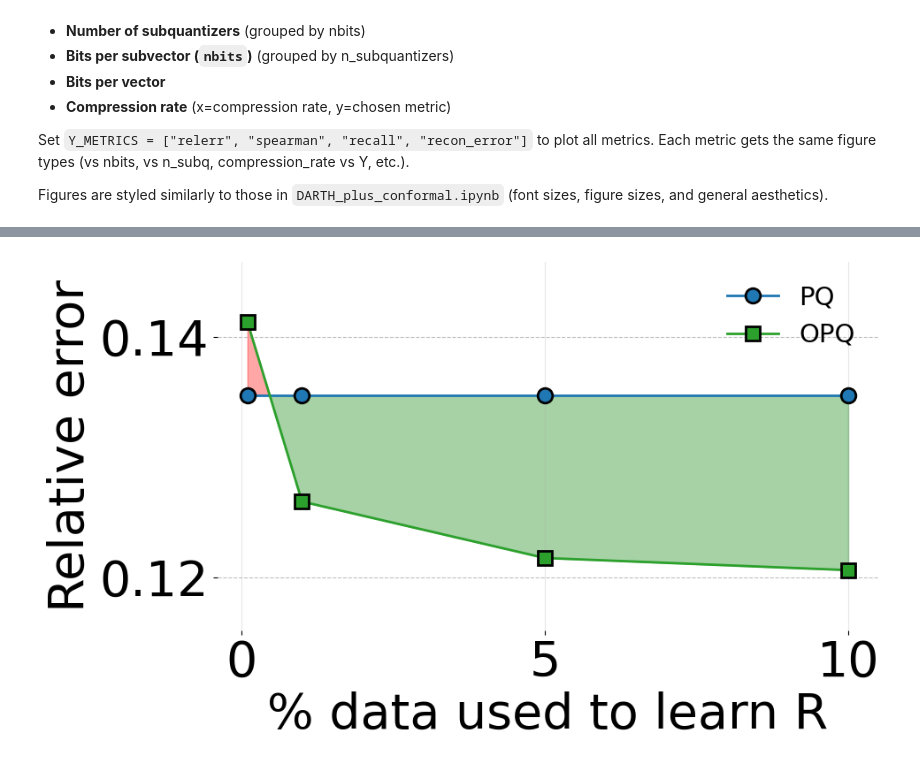
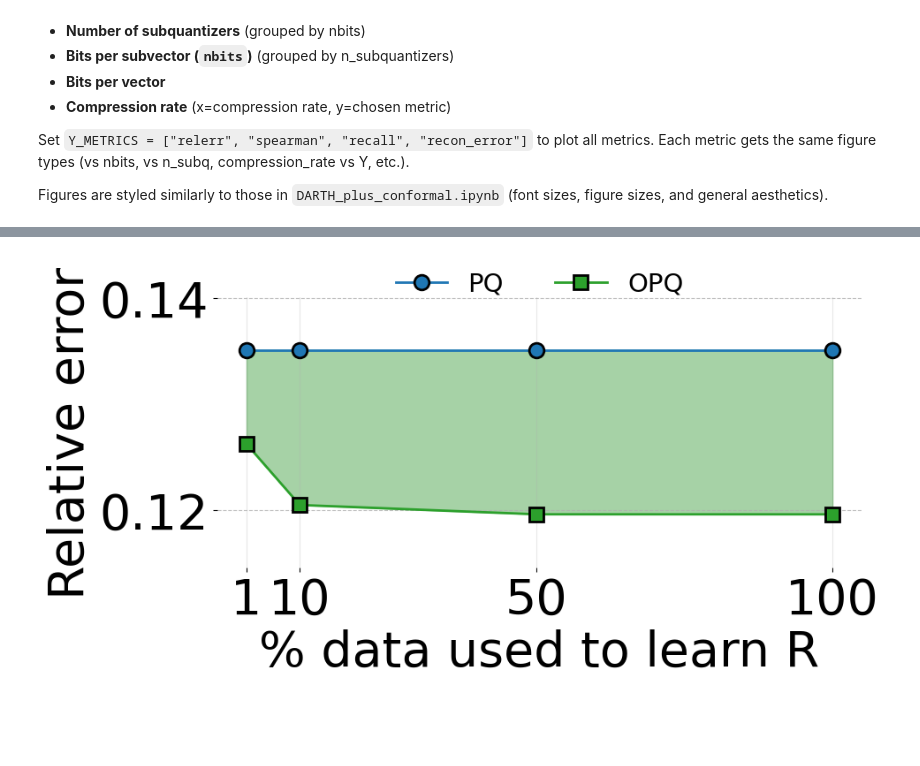
Before and after one commit to Hendrix8/hdvc, a Jupyter notebook: scripts/figure_generators/relerr_cpp_plots.ipynb, the cells around one changed output, grey strips where cells are left out. Saved outputs shown, nothing was run; the diff lists cells and outputs as text; code cells hidden in the pictures; blank space fills up the shorter version.

Commit message:
plots for train_size vs relerr

```diff
--- a/scripts/figure_generators/relerr_cpp_plots.ipynb
+++ b/scripts/figure_generators/relerr_cpp_plots.ipynb
@@ -137,20 +137,21 @@ relerr_df.head()
 # ============================================================================
 
 # Select which methods to plot (available: OPQ, PQ)
-METHODS_TO_PLOT = ["PQ"]  # Change to ["OPQ"] or ["PQ"] to plot only one
+METHODS_TO_PLOT = ["PQ", "OPQ"]  # Change to ["OPQ"] or ["PQ"] to plot only one
 
 # Select which datasets to plot (available: deep, gist)
-DATASETS_TO_PLOT = ["deep", "bigann", "gist", "msmarco", "openai"]  # Change to ["deep"] or ["gist"] to plot only one
+DATASETS_TO_PLOT = ["gist", "msmarco", "openai"]  # Change to ["deep"] or ["gist"] to plot only one
+# DATASETS_TO_PLOT = ["deep"]  # Change to ["deep"] or ["gist"] to plot only one
 
 # Select which x-axis columns to plot (column_name, display_label)
 # Available columns: n_subquantizers, nbits, bits_per_vector, train_time_s, or any other numeric column
 X_COLUMNS_TO_PLOT = [
-    ("n_subquantizers", "Num subq"),
-    ("nbits", "nbits"),
+    # ("n_subquantizers", "Num subq"),
+    # ("nbits", "nbits"),
     # ("bits_per_vector", "Bits per vector"),
     # ("train_time_s", "Training time (seconds)"),  # Relative error vs training time
-    # ("adc_time_s", "ADC time (seconds)"),  # Relative error vs asymmetric distance computation time
-    # ("distance_table_time_s", "Distance table time (seconds)"),  # Relative error vs distance table computation time
+    ("adc_time_s", "ADC time (seconds)"),  # Relative error vs asymmetric distance computation time
+    ("distance_table_time_s", "Distance table time (seconds)"),  # Relative error vs distance table computation time
 ]
 
 # For nbits x-axis: which n_subquantizers (curves) to show per dataset.
@@ -249,3 +250,10 @@ COMPRESSION_RATE_GROUPING = "nbits"  # or "n_subquantizers"
 
 # Build unified plot_df with all metrics merged in
 plot_df = build_plot_df(relerr_df, DATA_DIR)
+
+# Prefer CPU-time columns for ADC/distance table when available (isolates from system load)
+# Run scripts/rel_error_exps/run_pq_adc_cpu_time.sh to populate adc_time_cpu_s
+if "adc_time_cpu_s" in plot_df.columns:
+    plot_df["adc_time_s"] = plot_df["adc_time_cpu_s"].combine_first(plot_df["adc_time_s"])
+if "distance_table_time_cpu_s" in plot_df.columns:
+    plot_df["distance_table_time_s"] = plot_df["distance_table_time_cpu_s"].combine_first(plot_df["distance_table_time_s"])
@@ -1066,31 +1093,53 @@ for x_col, x_label, y_col, y_label, average_over in BAR_PLOTS:
 # %%
 # OPQ vs PQ: Y_METRICS vs % of rot_train used, averaged across (nbits, n_subquantizers) in the lists
 # Requires OPQ results with columns rot_train_sz and max_opq_rot_train_samples (e.g. from train_opq outputs).
-OPQ_VS_PQ_DATASET = "deep"
+OPQ_VS_PQ_DATASETS = ["deep", "gist", "msmarco"]
 OPQ_VS_PQ_NBITS = [4, 6, 8, 10, 12]   # list of nbits to average over
-OPQ_VS_PQ_M = [1, 4, 12, 24, 32, 96]   # list of n_subquantizers to average over
+# Dataset-specific n_subquantizers (M). Use list for same M for all, or dict for per-dataset.
+OPQ_VS_PQ_M = {
+    "deep": [1, 4, 12, 24, 32, 96],
+    "gist": [1, 8, 40, 60, 320, 960],
+    "msmarco": [1, 8, 32, 64, 256, 1024],
+}
+
+# Optional: use jz_relerr2 for OPQ (OPQ from jz_relerr2, PQ from relerr_cpp). None = use main plot_df.
+OPQ_VS_PQ_OPQ_DIR = Path("/data/cpanourg/2-hdvc/results/jz_relerr/jz_relerr2")  # or None for relerr_cpp
+OPQ_VS_PQ_PQ_DIR = Path("/data/cpanourg/2-hdvc/results/relerr_cpp")
+
+if OPQ_VS_PQ_OPQ_DIR is not None:
+    relerr_opq = load_relerr_data(OPQ_VS_PQ_OPQ_DIR)
+    relerr_opq = relerr_opq[relerr_opq["method"] == "OPQ"]
+    relerr_pq = load_relerr_data(OPQ_VS_PQ_PQ_DIR)
+    relerr_pq = relerr_pq[relerr_pq["method"] == "PQ"]
+    opq_vs_pq_plot_df = build_plot_df(pd.concat([relerr_opq, relerr_pq], ignore_index=True), OPQ_VS_PQ_PQ_DIR)
+    opq_vs_pq_output_dir = OPQ_VS_PQ_OPQ_DIR / "figures"
+else:
+    opq_vs_pq_plot_df = plot_df
+    opq_vs_pq_output_dir = Path("/data/cpanourg/2-hdvc/results/relerr_cpp/figures")
 
 HIGHER_IS_BETTER_METRICS = {"spearman", "recall_1", "recall_10", "recall_100"}
 
-for metric in metrics_to_plot:
-    if metric not in Y_METRIC_MAP:
-        continue
-    y_col, y_label = Y_METRIC_MAP[metric]
-    if y_col not in plot_df.columns:
-        continue
-    try:
-        plot_opq_vs_pq_rot_percent(
-            plot_df,
-            dataset=OPQ_VS_PQ_DATASET,
-            nbits_list=OPQ_VS_PQ_NBITS,
-            n_subquantizers_list=OPQ_VS_PQ_M,
-            y_col=y_col,
-            y_label=y_label,
-            higher_is_better=metric in HIGHER_IS_BETTER_METRICS,
-            output_dir=Path("/data/cpanourg/2-hdvc/results/relerr_cpp/figures"),
-            figsize=(10, 6),
-            n_bins=20,
-        )
-    except (ValueError, KeyError) as e:
-        print(f"Skipping OPQ vs PQ for {metric}: {e}")
+for dataset in OPQ_VS_PQ_DATASETS:
+    m_list = OPQ_VS_PQ_M[dataset] if isinstance(OPQ_VS_PQ_M, dict) else OPQ_VS_PQ_M
+    for metric in metrics_to_plot:
+        if metric not in Y_METRIC_MAP:
+            continue
+        y_col, y_label = Y_METRIC_MAP[metric]
+        if y_col not in opq_vs_pq_plot_df.columns:
+            continue
+        try:
+            plot_opq_vs_pq_rot_percent(
+                opq_vs_pq_plot_df,
+                dataset=dataset,
+                nbits_list=OPQ_VS_PQ_NBITS,
+                n_subquantizers_list=m_list,
+                y_col=y_col,
+                y_label=y_label,
+                higher_is_better=metric in HIGHER_IS_BETTER_METRICS,
+                output_dir=opq_vs_pq_output_dir,
+                figsize=(10, 6),
+                n_bins=20,
+            )
+        except (ValueError, KeyError) as e:
+            print(f"Skipping OPQ vs PQ for {dataset} {metric}: {e}")
 # %% [output]
@@ -1098 +1147 @@ Saved /data/cpanourg/2-hdvc/results/relerr_cpp/figures/opq_vs_pq_rot_pct_relerro
-[figure, old version]
+[figure, new version]
```
Also changed, not shown: parts of 5 cells of this notebook, 7 other files.
